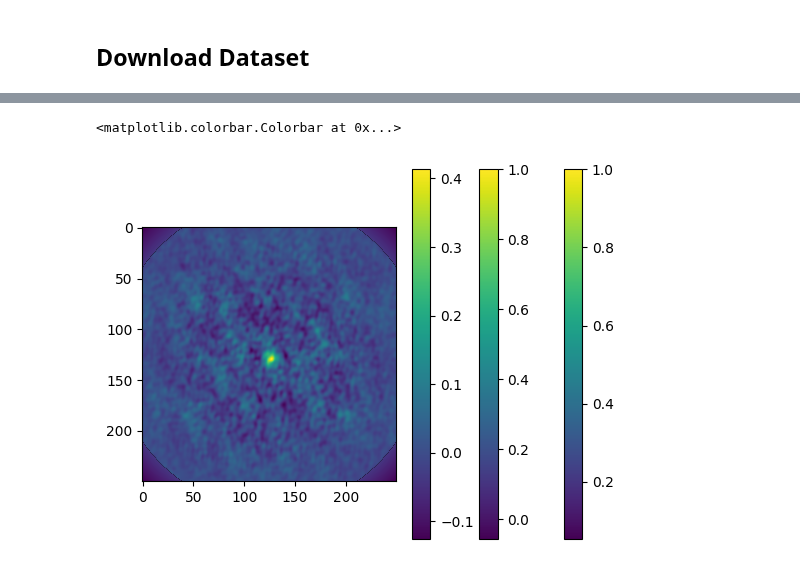
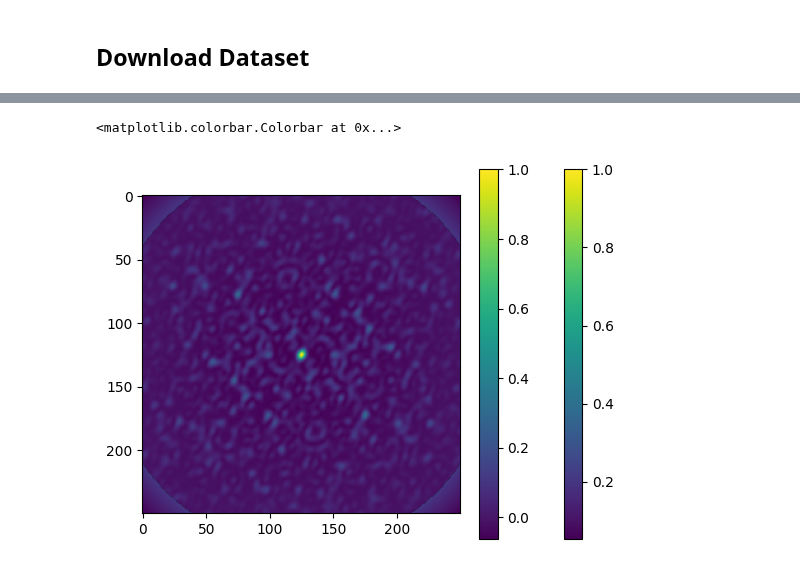
Before and after one commit to casangi/astroviper, a Jupyter notebook: docs/tutorials/cube_single_field_imaging.ipynb, the cells around one changed output, grey strips where cells are left out. Cells and saved outputs as stored; diff of their text form; code cells hidden in the pictures.

Commit message:
Small import fixes.

```diff
--- a/docs/tutorials/cube_single_field_imaging.ipynb
+++ b/docs/tutorials/cube_single_field_imaging.ipynb
@@ -216,19 +221,19 @@ dask.array<chunksize=(125, 250), meta=np.ndarray>
 # %%
 import xarray as xr
 img_xds = xr.open_zarr("twhya_selfcal_5chans_lsrk_compare_weights.img.zarr")
 img_xds
 
 import matplotlib.pyplot as plt
 plt.imshow(img_xds.PRIMARY_BEAM.isel(frequency=0, polarization=1, time=0).values)
 plt.colorbar()
 
 import matplotlib.pyplot as plt
 plt.imshow(img_xds.POINT_SPREAD_FUNCTION.isel(frequency=0, polarization=1, time=0).values)
 plt.colorbar()
 
-import matplotlib.pyplot as plt
-plt.imshow(img_xds.SKY.isel(frequency=0, polarization=1, time=0).values)
-plt.colorbar()
+# import matplotlib.pyplot as plt
+# plt.imshow(img_xds.SKY.isel(frequency=0, polarization=1, time=0).values)
+# plt.colorbar()
 # %% [output]
 <matplotlib.colorbar.Colorbar at 0x...>
-[figure, old version]
+[figure, new version]
```
Also changed, not shown: parts of 11 cells of this notebook, 4 other files.
